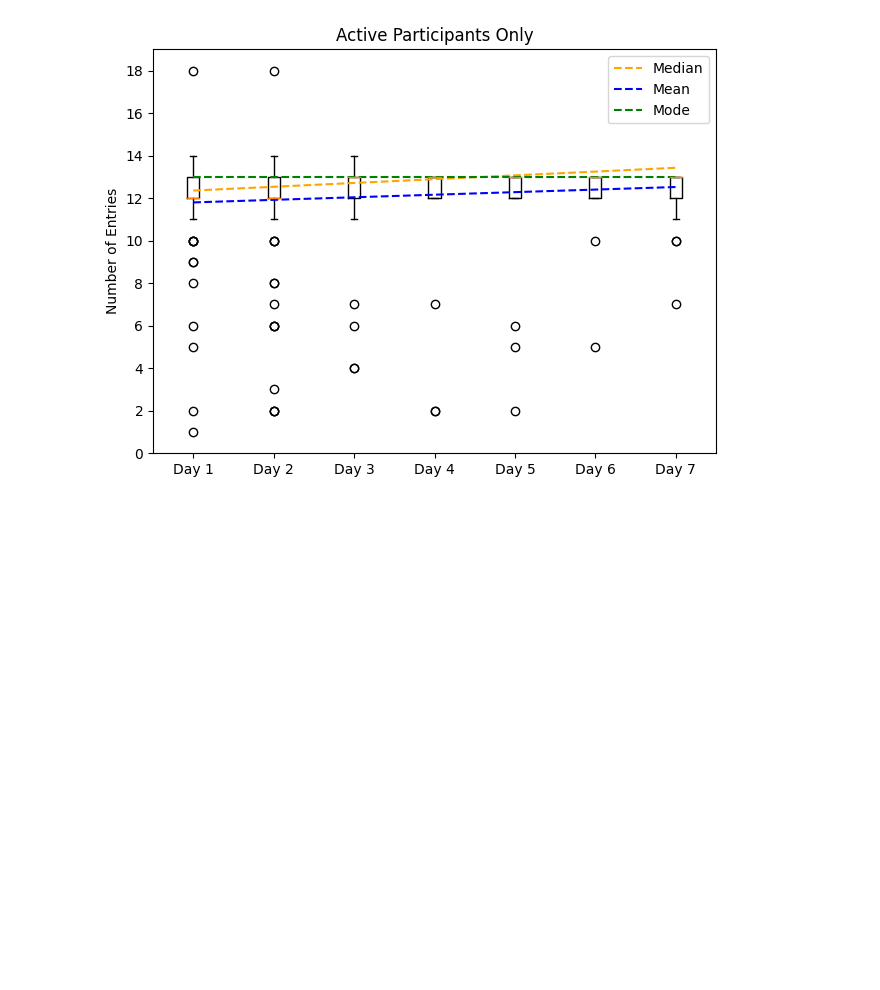
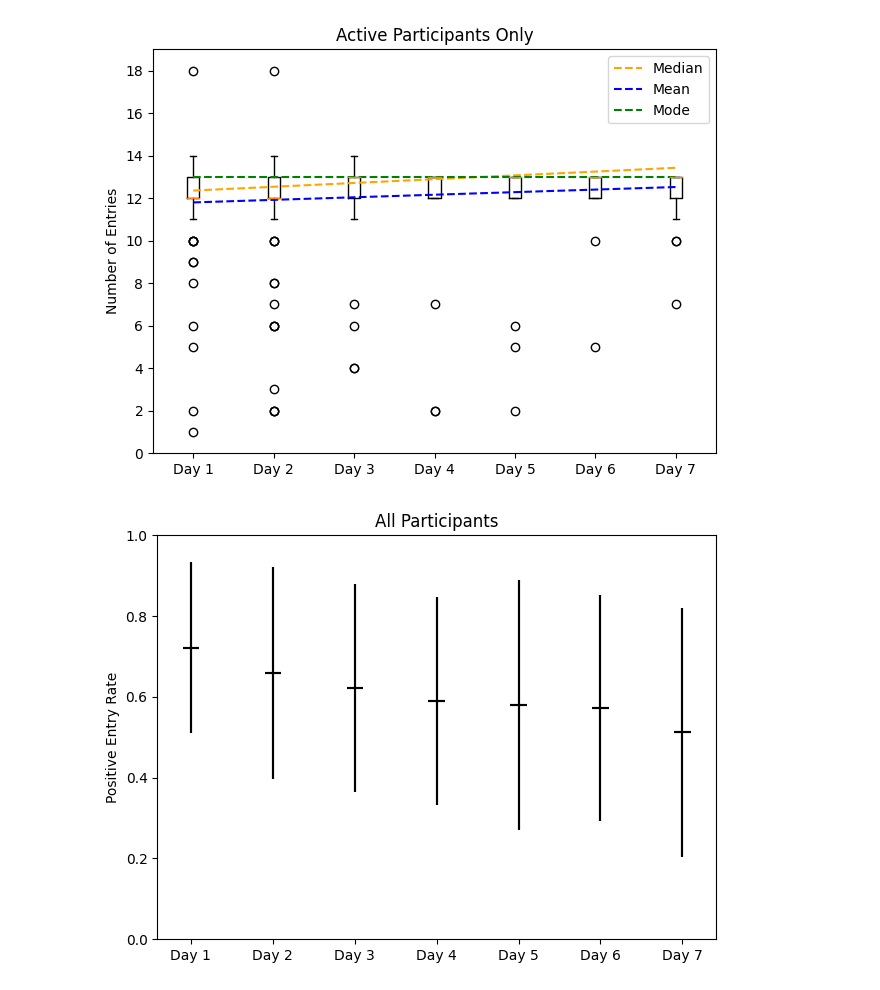
Before and after one commit to JGIBristol/seaco_smartwatch_paper, a Jupyter notebook: quantitative.ipynb, the cells around one changed output. Cells and saved outputs as stored; diff of their text form; code cells hidden in the pictures; blank space fills up the shorter version.

Commit message:
completion rate, but needs a lot of changes

```diff
--- a/quantitative.ipynb
+++ b/quantitative.ipynb
@@ -312,0 +305,34 @@ Completion rate
+# %%
+"""
+Completion rate
+
+"""
+
+completion_rate = n_positive / n_entries
+
+fig, axis = plt.subplots()
+
+all_positive_rate = []
+all_positive_rate_std = []
+for rate, day in zip(completion_rate.T, d):
+    rate = rate[~np.isnan(rate)]
+
+    mean = np.mean(rate)
+    std = np.std(rate)
+
+    axis.errorbar([day, day], [mean, mean], yerr=std, xerr=0.1, fmt="k-")
+
+    all_positive_rate.append(mean)
+    all_positive_rate_std.append(std)
+
+
+axis.set_xticks(d, days)
+axis.set_ylim(0, 1)
+
+axis.set_ylabel("Positive Entry Rate")
+axis.set_title("All Participants")
+
+fig.tight_layout()
+fig.savefig(f"{img_dir}/completion_rate.png")
+# %% [output]
+[figure, added]
```
Also changed, not shown: parts of 4 cells of this notebook.
